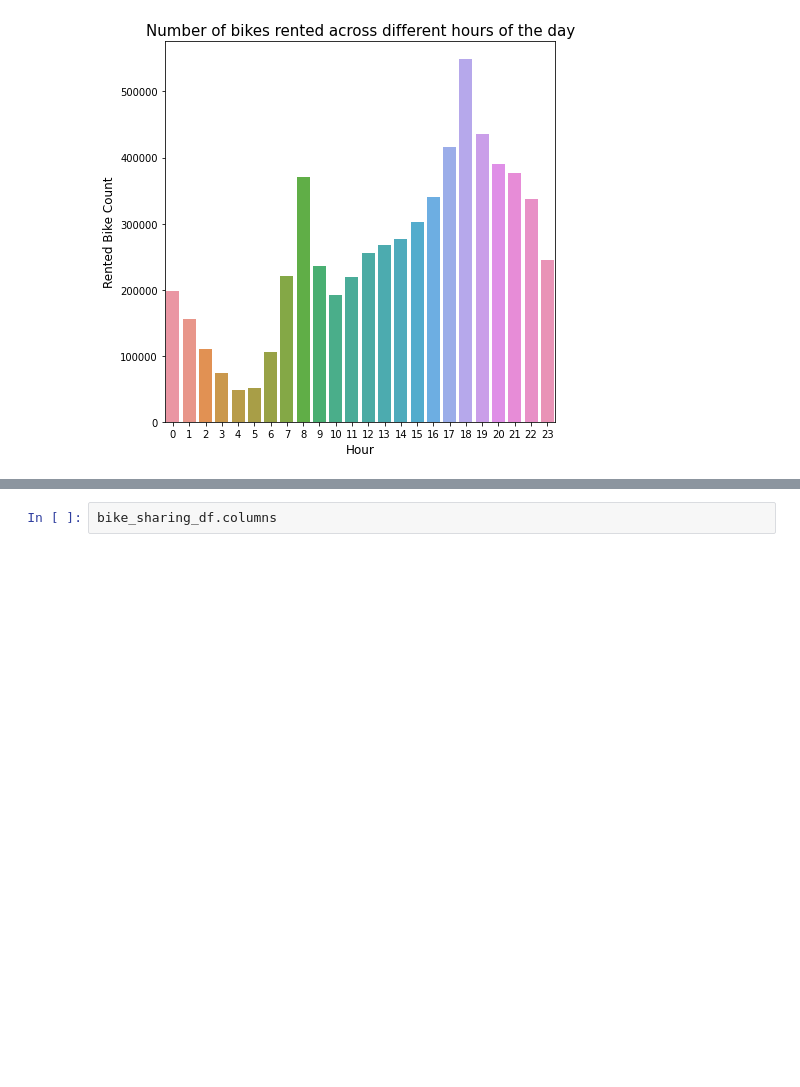
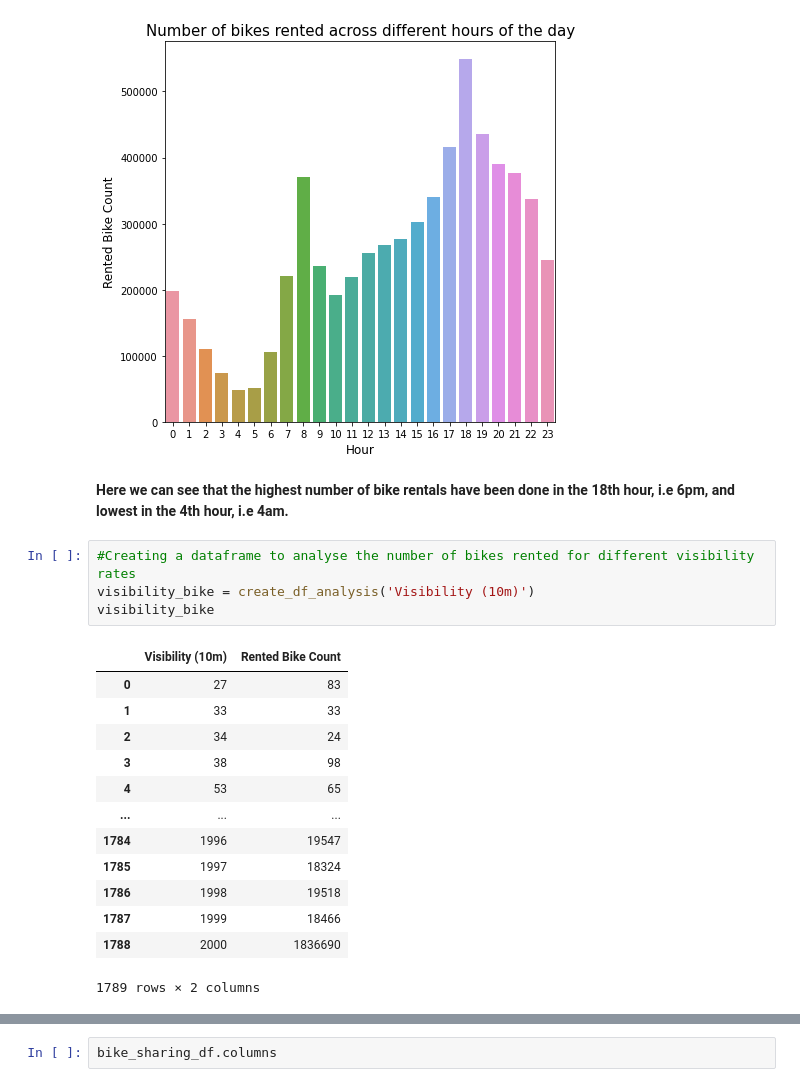
Before and after one commit to Syed-Adnan-S/Bike-Sharing-Demand-Prediction-Capstone-Project, a Jupyter notebook: Bike_Sharing_Demand_Prediction_Capstone_Project_Syed_Adnan_S.ipynb, the cells around one changed output, grey strips where cells are left out. Cells and saved outputs as stored; diff of their text form; blank space fills up the shorter version.

```diff
--- a/Bike_Sharing_Demand_Prediction_Capstone_Project_Syed_Adnan_S.ipynb
+++ b/Bike_Sharing_Demand_Prediction_Capstone_Project_Syed_Adnan_S.ipynb
@@ -350,3 +373,23 @@ plt.ylabel('Rented Bike Count',size=12)
 plt.show()
 # %% [output]
 [figure]
+# %% [markdown]
+<b>Here we can see that the highest number of bike rentals have been done in the 18th hour, i.e 6pm, and lowest in the 4th hour, i.e 4am.</b>
+# %%
+#Creating a dataframe to analyse the number of bikes rented for different visibility rates
+visibility_bike = create_df_analysis('Visibility (10m)')
+visibility_bike
+# %% [output]
+|  | Visibility (10m) | Rented Bike Count |
+| 0 | 27 | 83 |
+| 1 | 33 | 33 |
+| 2 | 34 | 24 |
+| 3 | 38 | 98 |
+| 4 | 53 | 65 |
+| ... | ... | ... |
+| 1784 | 1996 | 19547 |
+| 1785 | 1997 | 18324 |
+| 1786 | 1998 | 19518 |
+| 1787 | 1999 | 18466 |
+| 1788 | 2000 | 1836690 |
+1789 rows × 2 columns
```
Also changed, not shown: parts of 34 cells of this notebook.
